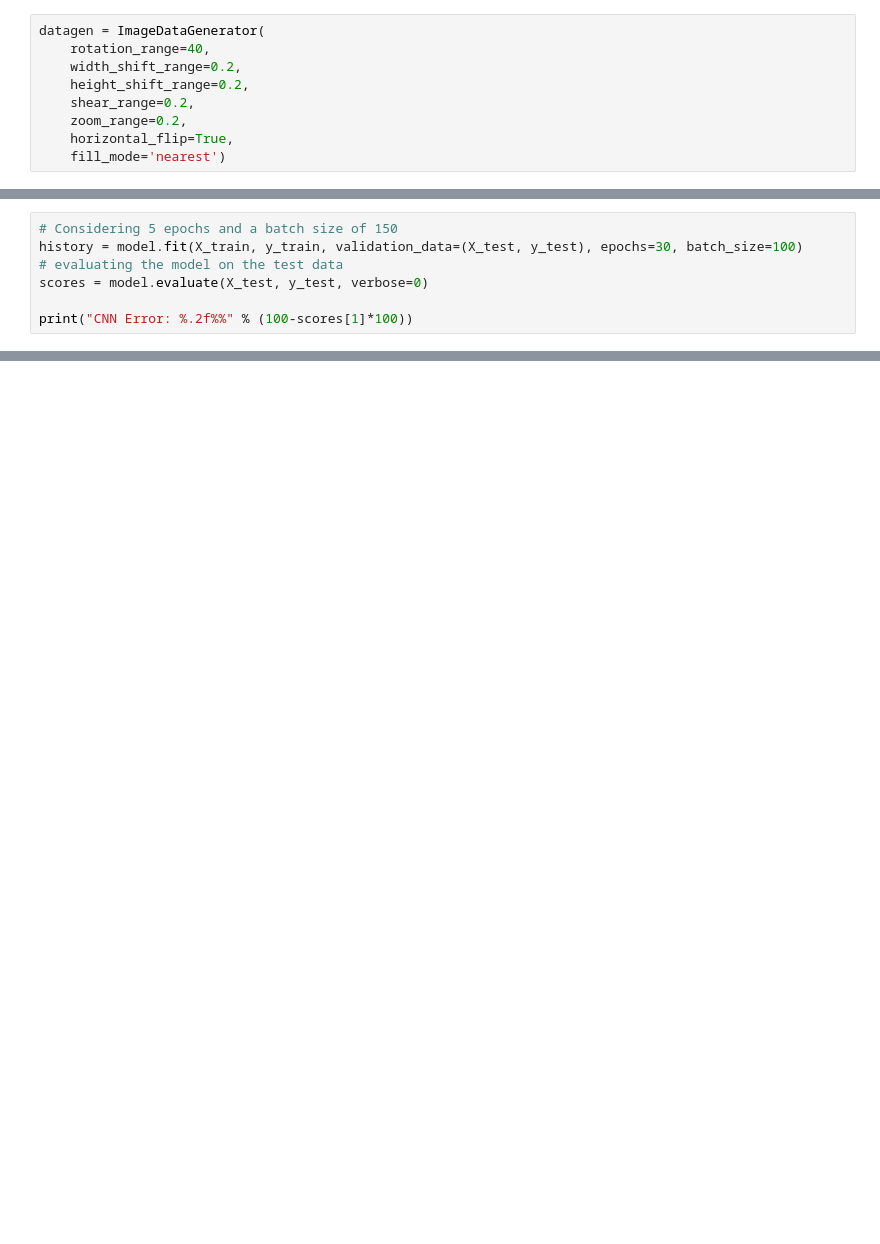
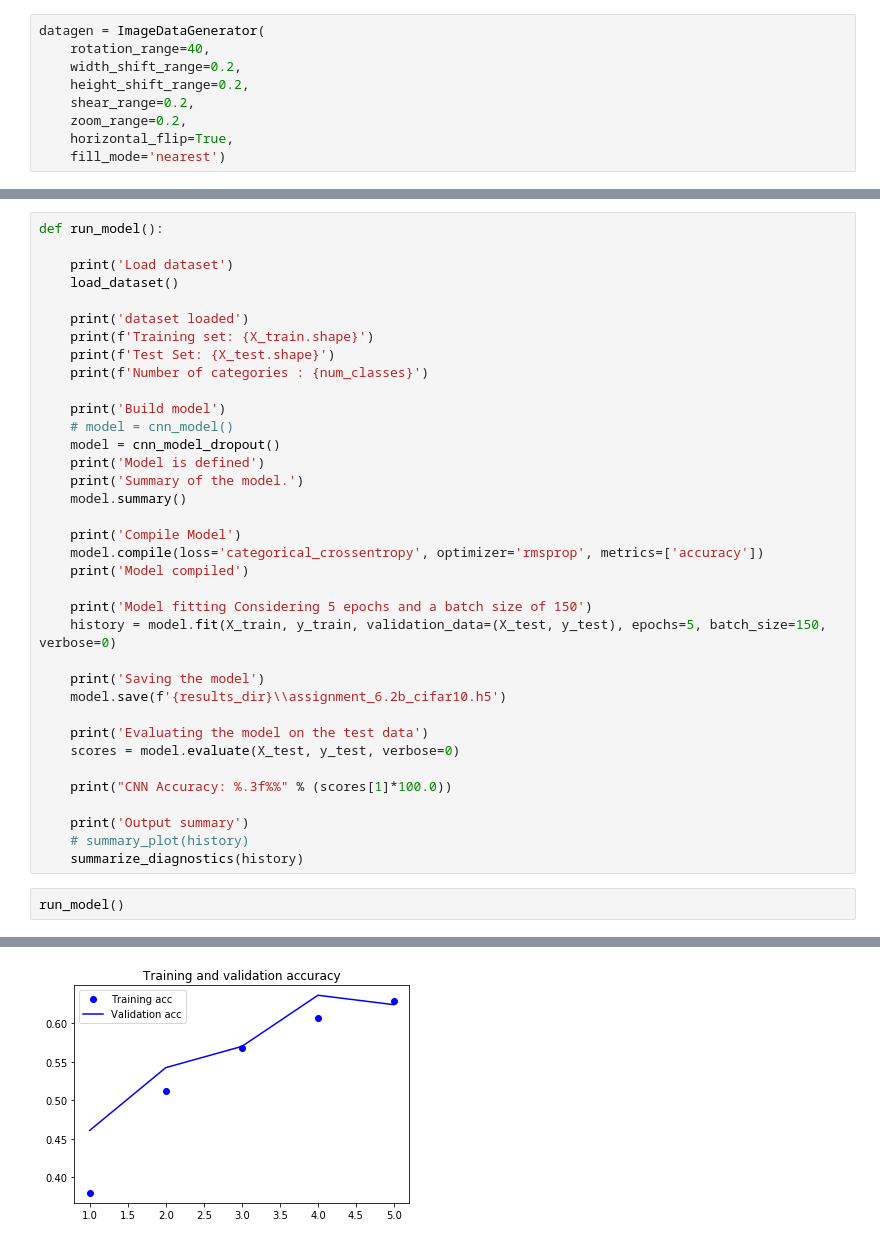
Before and after one commit to samantoz/dsc650, a Jupyter notebook: dsc650/assignments/assignment06/assignment_6.2b_cifar10.ipynb, the cells around one changed output, grey strips where cells are left out. Cells and saved outputs as stored; diff of their text form; blank space fills up the shorter version.

```diff
--- a/dsc650/assignments/assignment06/assignment_6.2b_cifar10.ipynb
+++ b/dsc650/assignments/assignment06/assignment_6.2b_cifar10.ipynb
@@ -151,7 +127,0 @@ model.compile(loss='categorical_crossentropy', optimizer='rmsprop', metrics=['ac
-# %%
-# Considering 5 epochs and a batch size of 150
-history = model.fit(X_train, y_train, validation_data=(X_test, y_test), epochs=30, batch_size=100)
-# evaluating the model on the test data
-scores = model.evaluate(X_test, y_test, verbose=0)
-
-print("CNN Error: %.2f%%" % (100-scores[1]*100))
@@ -208,0 +196,39 @@ plt.show()
+# %%
+def run_model():
+
+	print('Load dataset')
+	load_dataset()
+
+	print('dataset loaded')
+	print(f'Training set: {X_train.shape}')
+	print(f'Test Set: {X_test.shape}')
+	print(f'Number of categories : {num_classes}')
+
+	print('Build model')
+	# model = cnn_model()
+	model = cnn_model_dropout()
+	print('Model is defined')
+	print('Summary of the model.')
+	model.summary()
+
+	print('Compile Model')
+	model.compile(loss='categorical_crossentropy', optimizer='rmsprop', metrics=['accuracy'])
+	print('Model compiled')
+
+	print('Model fitting Considering 5 epochs and a batch size of 150')
+	history = model.fit(X_train, y_train, validation_data=(X_test, y_test), epochs=5, batch_size=150, verbose=0)
+
+	print('Saving the model')
+	model.save(f'{results_dir}\\assignment_6.2b_cifar10.h5')
+
+	print('Evaluating the model on the test data')
+	scores = model.evaluate(X_test, y_test, verbose=0)
+
+	print("CNN Accuracy: %.3f%%" % (scores[1]*100.0))
+
+	print('Output summary')
+	# summary_plot(history)
+	summarize_diagnostics(history)
+# %%
+run_model()
+# %% [output]
@@ -208,0 +252 @@ plt.show()
+[figure, added]
```
Also changed, not shown: parts of 22 cells of this notebook, 6 other files.
